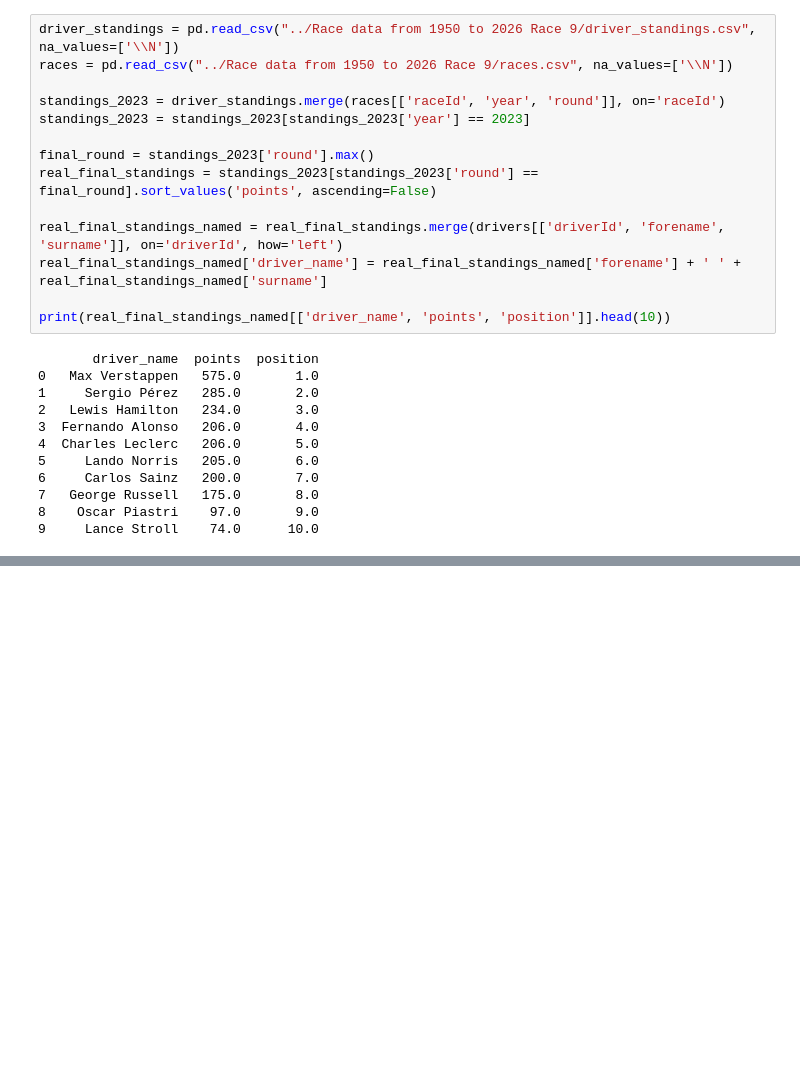
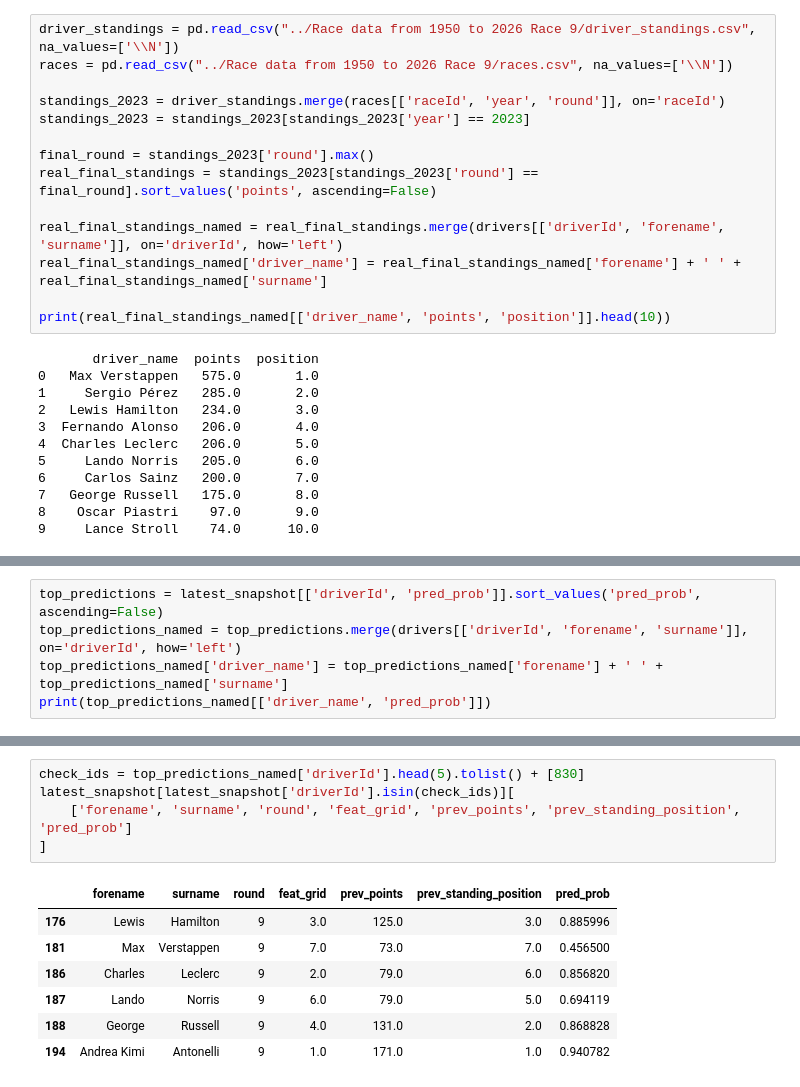
Before and after one commit to mariiamyahiia/F1-race-predictor, a Jupyter notebook: notebooks/04_championship_simulation.ipynb, the cells around one changed output, grey strips where cells are left out. Saved outputs shown, nothing was run; the diff lists cells and outputs as text; blank space fills up the shorter version.

```diff
--- a/notebooks/04_championship_simulation.ipynb
+++ b/notebooks/04_championship_simulation.ipynb
@@ -138,0 +186,5 @@ print(real_final_standings_named[['driver_name', 'points', 'position']].head(10)
+# %%
+top_predictions = latest_snapshot[['driverId', 'pred_prob']].sort_values('pred_prob', ascending=False)
+top_predictions_named = top_predictions.merge(drivers[['driverId', 'forename', 'surname']], on='driverId', how='left')
+top_predictions_named['driver_name'] = top_predictions_named['forename'] + ' ' + top_predictions_named['surname']
+print(top_predictions_named[['driver_name', 'pred_prob']])
@@ -138,0 +209,13 @@ print(real_final_standings_named[['driver_name', 'points', 'position']].head(10)
+# %%
+check_ids = top_predictions_named['driverId'].head(5).tolist() + [830]
+latest_snapshot[latest_snapshot['driverId'].isin(check_ids)][
+    ['forename', 'surname', 'round', 'feat_grid', 'prev_points', 'prev_standing_position', 'pred_prob']
+]
+# %% [output]
+|  | forename | surname | round | feat_grid | prev_points | prev_standing_position | pred_prob |
+| 176 | Lewis | Hamilton | 9 | 3.0 | 125.0 | 3.0 | 0.885996 |
+| 181 | Max | Verstappen | 9 | 7.0 | 73.0 | 7.0 | 0.456500 |
+| 186 | Charles | Leclerc | 9 | 2.0 | 79.0 | 6.0 | 0.856820 |
+| 187 | Lando | Norris | 9 | 6.0 | 79.0 | 5.0 | 0.694119 |
+| 188 | George | Russell | 9 | 4.0 | 131.0 | 2.0 | 0.868828 |
+| 194 | Andrea Kimi | Antonelli | 9 | 1.0 | 171.0 | 1.0 | 0.940782 |
```
Also changed, not shown: parts of 6 cells of this notebook, 1 other file.
